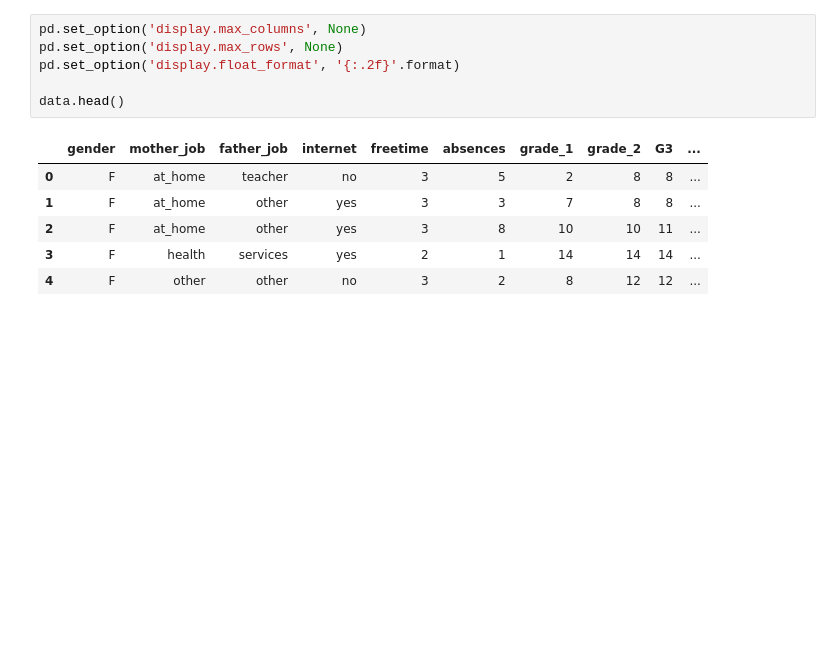
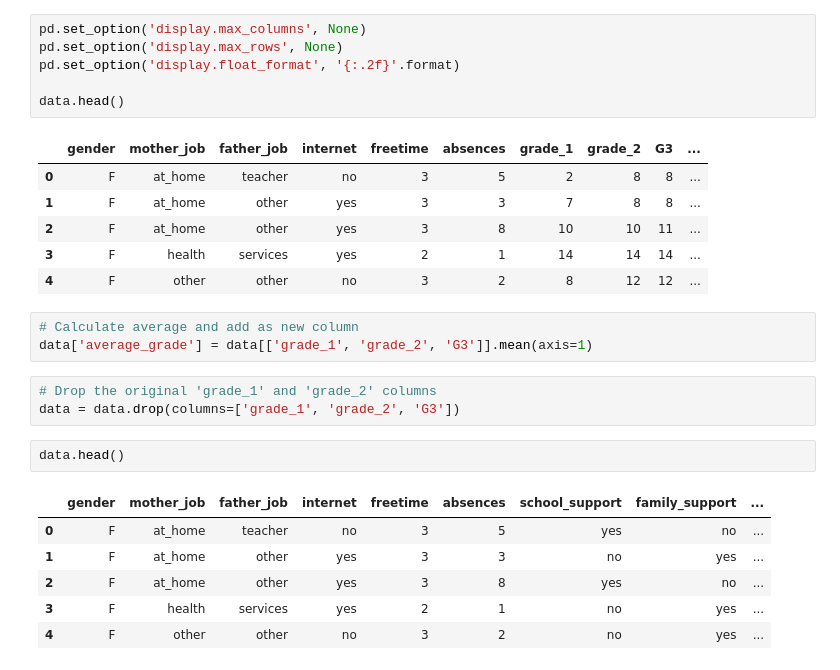
Before and after one commit to 04bhavyaa/learnsphere-hackomania-project, a Jupyter notebook: backend/notebook/model_training.ipynb, the cells around one changed output. Cells and saved outputs as stored; diff of their text form; blank space fills up the shorter version.

```diff
--- a/backend/notebook/model_training.ipynb
+++ b/backend/notebook/model_training.ipynb
@@ -50,3 +46,18 @@ data.head()
 | 2 | F | at_home | other | yes | 3 | 8 | 10 | 10 | 11 | ... |
 | 3 | F | health | services | yes | 2 | 1 | 14 | 14 | 14 | ... |
 | 4 | F | other | other | no | 3 | 2 | 8 | 12 | 12 | ... |
+# %%
+# Calculate average and add as new column
+data['average_grade'] = data[['grade_1', 'grade_2', 'G3']].mean(axis=1)
+# %%
+# Drop the original 'grade_1' and 'grade_2' columns
+data = data.drop(columns=['grade_1', 'grade_2', 'G3'])
+# %%
+data.head()
+# %% [output]
+|  | gender | mother_job | father_job | internet | freetime | absences | school_support | family_support | ... |
+| 0 | F | at_home | teacher | no | 3 | 5 | yes | no | ... |
+| 1 | F | at_home | other | yes | 3 | 3 | no | yes | ... |
+| 2 | F | at_home | other | yes | 3 | 8 | yes | no | ... |
+| 3 | F | health | services | yes | 2 | 1 | no | yes | ... |
+| 4 | F | other | other | no | 3 | 2 | no | yes | ... |
```
Also changed, not shown: parts of 2 cells of this notebook, 3 other files.
